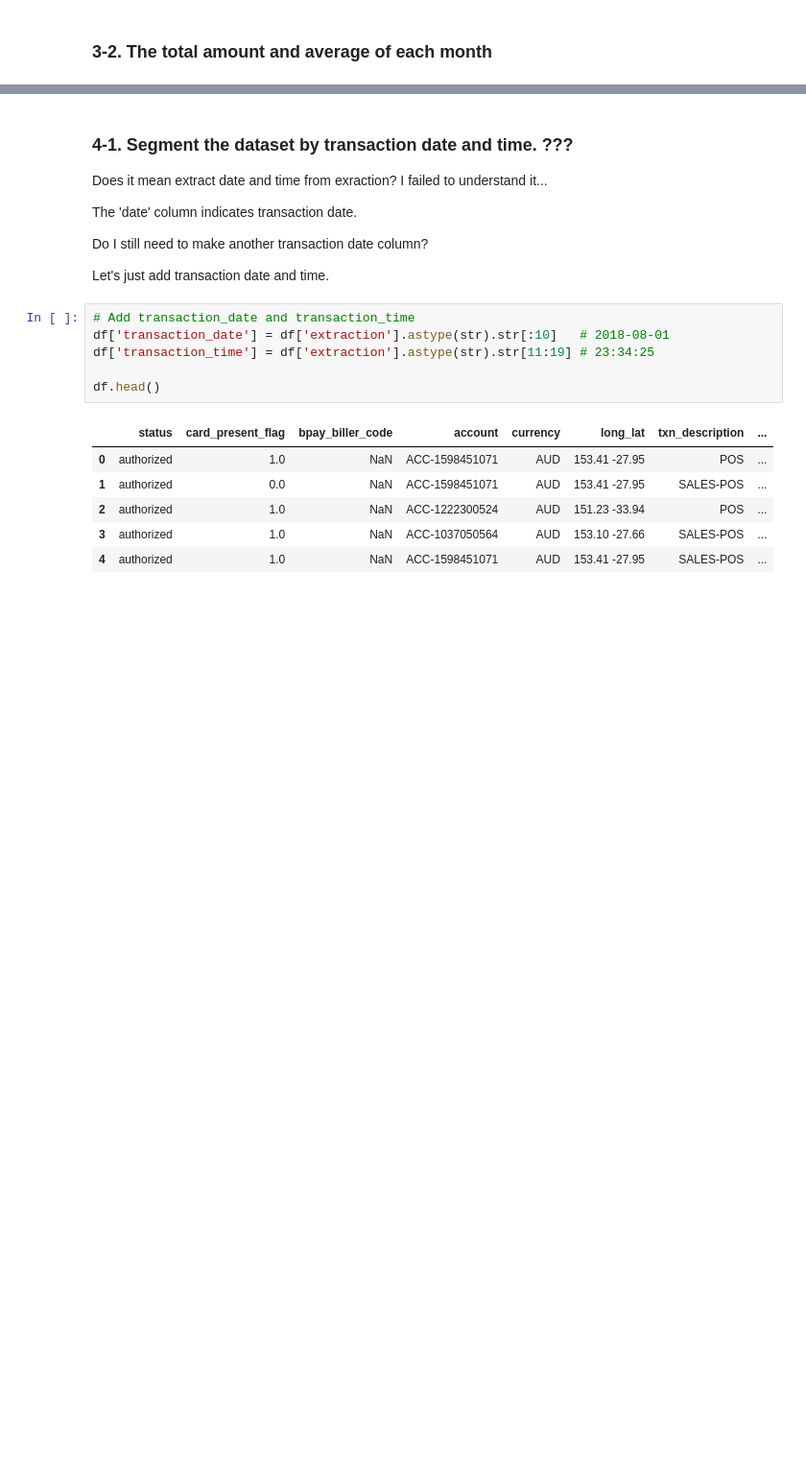
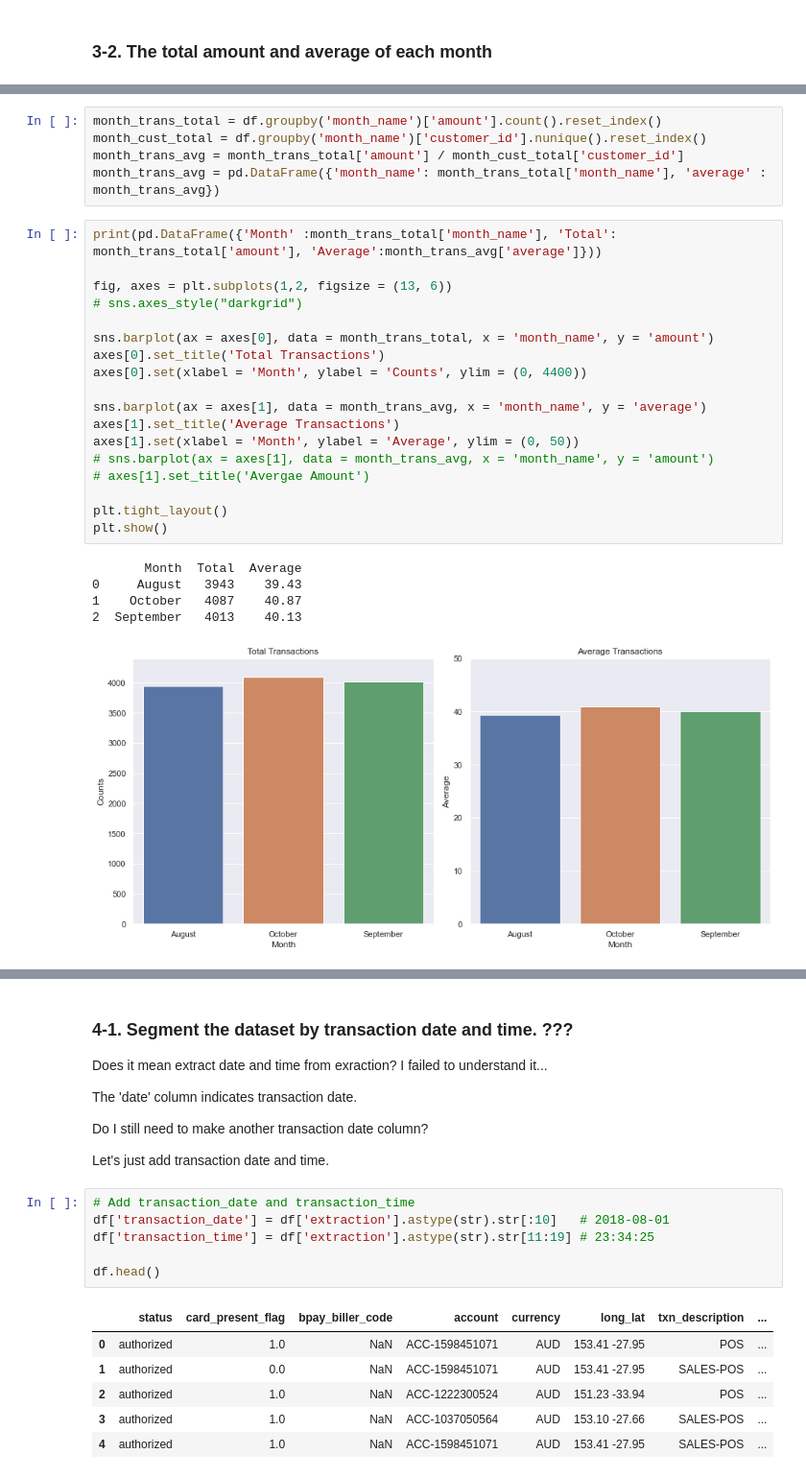
Before and after one commit to slothpunch/Portfolio, a Jupyter notebook: 4. Data@ANZ Virtual Internship Program/1_DataANZ_Virtual_Internship_Program.ipynb, the cells around one changed output, grey strips where cells are left out. Shown at 96% size. Saved outputs shown, nothing was run; the diff lists cells and outputs as text; blank space fills up the shorter version.

```diff
--- a/4. Data@ANZ Virtual Internship Program/1_DataANZ_Virtual_Internship_Program.ipynb
+++ b/4. Data@ANZ Virtual Internship Program/1_DataANZ_Virtual_Internship_Program.ipynb
@@ -342,0 +404,29 @@ Year     Month   Total_transactions      Avg_transactions
+# %%
+month_trans_total = df.groupby('month_name')['amount'].count().reset_index()
+month_cust_total = df.groupby('month_name')['customer_id'].nunique().reset_index()
+month_trans_avg = month_trans_total['amount'] / month_cust_total['customer_id']
+month_trans_avg = pd.DataFrame({'month_name': month_trans_total['month_name'], 'average' : month_trans_avg})
+# %%
+print(pd.DataFrame({'Month' :month_trans_total['month_name'], 'Total': month_trans_total['amount'], 'Average':month_trans_avg['average']}))
+
+fig, axes = plt.subplots(1,2, figsize = (13, 6))
+# sns.axes_style("darkgrid")
+
+sns.barplot(ax = axes[0], data = month_trans_total, x = 'month_name', y = 'amount')
+axes[0].set_title('Total Transactions')
+axes[0].set(xlabel = 'Month', ylabel = 'Counts', ylim = (0, 4400))
+
+sns.barplot(ax = axes[1], data = month_trans_avg, x = 'month_name', y = 'average')
+axes[1].set_title('Average Transactions')
+axes[1].set(xlabel = 'Month', ylabel = 'Average', ylim = (0, 50))
+# sns.barplot(ax = axes[1], data = month_trans_avg, x = 'month_name', y = 'amount')
+# axes[1].set_title('Avergae Amount')
+
+plt.tight_layout()
+plt.show()
+# %% [output]
+       Month  Total  Average
+0     August   3943    39.43
+1    October   4087    40.87
+2  September   4013    40.13
+[figure, added]
```
Also changed, not shown: parts of 50 cells of this notebook.
